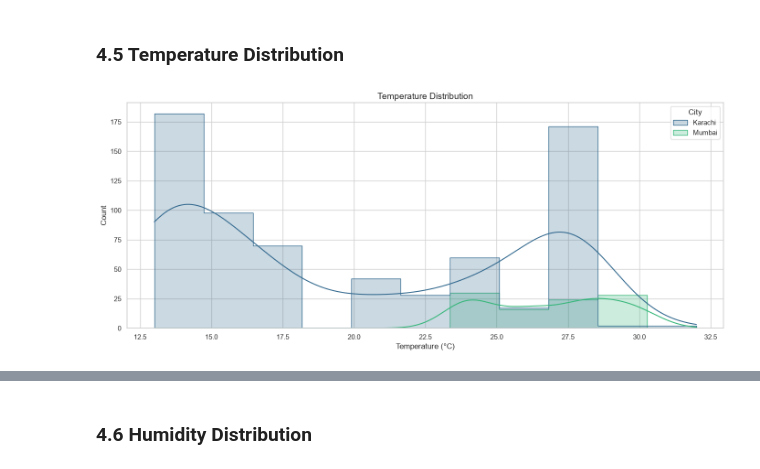
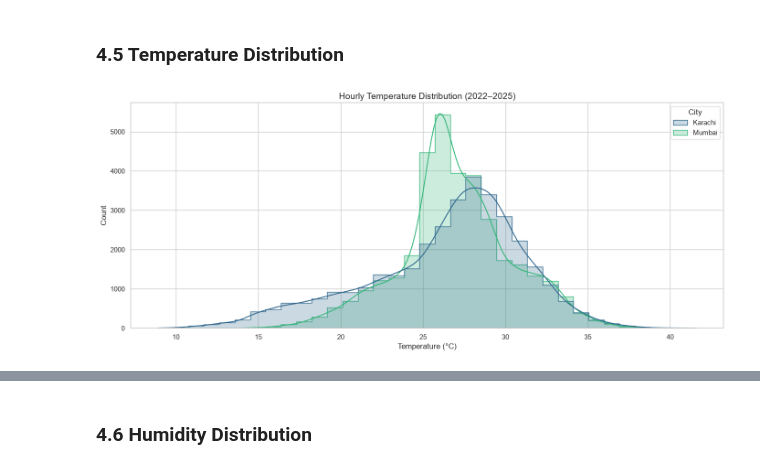
Before and after one commit to asteroidcrib729/twin-coast-eda, a Jupyter notebook: twin-coast-eda.ipynb, the cells around one changed output, grey strips where cells are left out. Drawn from its saved outputs; the diff is of its cells as text; code cells hidden in the pictures.

Commit message:
feat: switch to 4-year Open-Meteo data (70,128 rows) and train +6h temperature forecaster

```diff
--- a/twin-coast-eda.ipynb
+++ b/twin-coast-eda.ipynb
@@ -251,11 +195,12 @@ def style_summary(frame: pd.DataFrame):
 df = pd.read_csv('dataset/coastal_weather_cleaned.csv')
 df['Date & Time'] = pd.to_datetime(df['Date & Time'], format='%Y-%m-%d %H:%M:%S')
 df['Hour'] = df['Date & Time'].dt.hour
-df['Day'] = df['Date & Time'].dt.day
+df['DayOfYear'] = df['Date & Time'].dt.day_of_year
+df['YearMonth'] = df['Date & Time'].dt.to_period('M').dt.to_timestamp()
 
-summary_stats = df.groupby('City')[['Temperature (°C)', 'Humidity (%)', 'Wind Speed (km/h)']].agg(
-    ['mean', 'median', 'min', 'max', 'std']
-)
+summary_stats = df.groupby('City')[
+    ['Temperature (°C)', 'Humidity (%)', 'Wind Speed (km/h)', 'Barometer (mbar)', 'Precipitation (mm)']
+].agg(['mean', 'median', 'min', 'max', 'std'])
 display(style_summary(summary_stats.T))
 # %% [output]
 |  | City | Karachi | Mumbai |
@@ -336,11 +303,11 @@ plt.show()
 ### 4.5 Temperature Distribution
 # %%
 plt.figure(figsize=(14, 6))
-sns.histplot(data=df, x='Temperature (°C)', hue='City', kde=True, element='step', palette='viridis')
-plt.title('Temperature Distribution', fontsize=14)
+sns.histplot(data=df, x='Temperature (°C)', hue='City', bins=35, kde=True, element='step', palette='viridis')
+plt.title('Hourly Temperature Distribution (2022–2025)', fontsize=14)
 plt.xlabel('Temperature (°C)')
 plt.tight_layout()
 plt.savefig('visualizations/Temperature_Distribution.png')
 plt.show()
 # %% [output]
-[figure, old version]
+[figure, new version]
```
Also changed, not shown: parts of 34 cells of this notebook, 17 other files.
